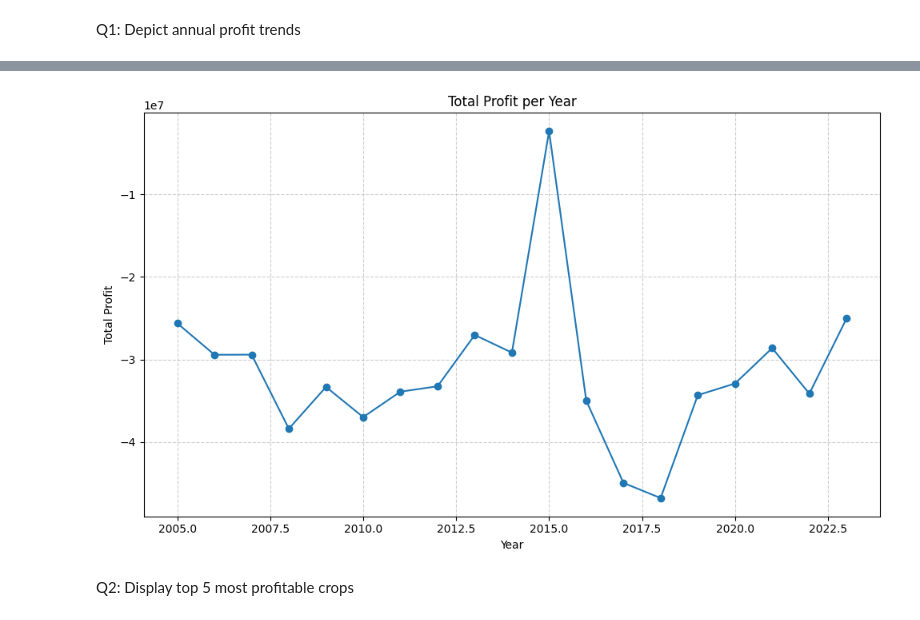
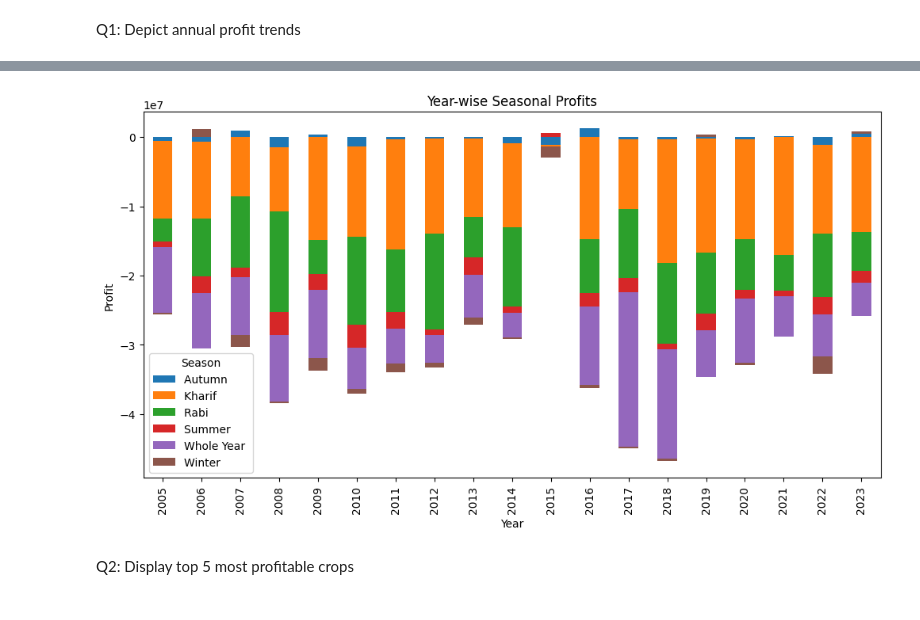
Before and after one commit to AghaDurrezKhan/DS-A_CEP, a Jupyter notebook: DS&A_CEP.ipynb, the cells around one changed output, grey strips where cells are left out. Drawn from its saved outputs; the diff is of its cells as text; code cells hidden in the pictures.

```diff
--- a/DS&A_CEP.ipynb
+++ b/DS&A_CEP.ipynb
@@ -100,21 +95,22 @@ sorted_data
 # %%
 # Load the CSV file into a DataFrame
 data = pd.read_csv('/content/AgrcultureDataset.csv')
 
-# Group the data by Crop_Year and calculate the total profit for each year
-profit_per_year = data.groupby('Crop_Year')['Profit'].sum().reset_index()
+# Group the data by 'Crop_Year' and 'Season' and calculate the sum of 'Profit' for each group
+yearly_seasonal_profits = df.groupby(['Crop_Year', 'Season'])['Profit'].sum().reset_index()
+
+# Create a pivot table to arrange the data for visualization
+pivot_table = yearly_seasonal_profits.pivot(index='Crop_Year', columns='Season', values='Profit')
 
 # Create a line chart to visualize the total profit per year
-plt.figure(figsize=(10, 6))
-plt.plot(profit_per_year['Crop_Year'], profit_per_year['Profit'], marker='o', linestyle='-')
+pivot_table.plot(kind='bar', stacked=True, figsize=(12, 6))
+plt.title('Year-wise Seasonal Profits')
 plt.xlabel('Year')
-plt.ylabel('Total Profit')
-plt.title('Total Profit per Year')
-plt.grid(True, linestyle='--', alpha=0.6)
-plt.tight_layout()
+plt.ylabel('Profit')
+plt.legend(title='Season')
 plt.show()
 # %% [output]
-[figure, old version]
+[figure, new version]
 # %% [markdown]
 Q2: Display top 5 most profitable crops
 # %%
```
Also changed, not shown: parts of 2 cells of this notebook.
